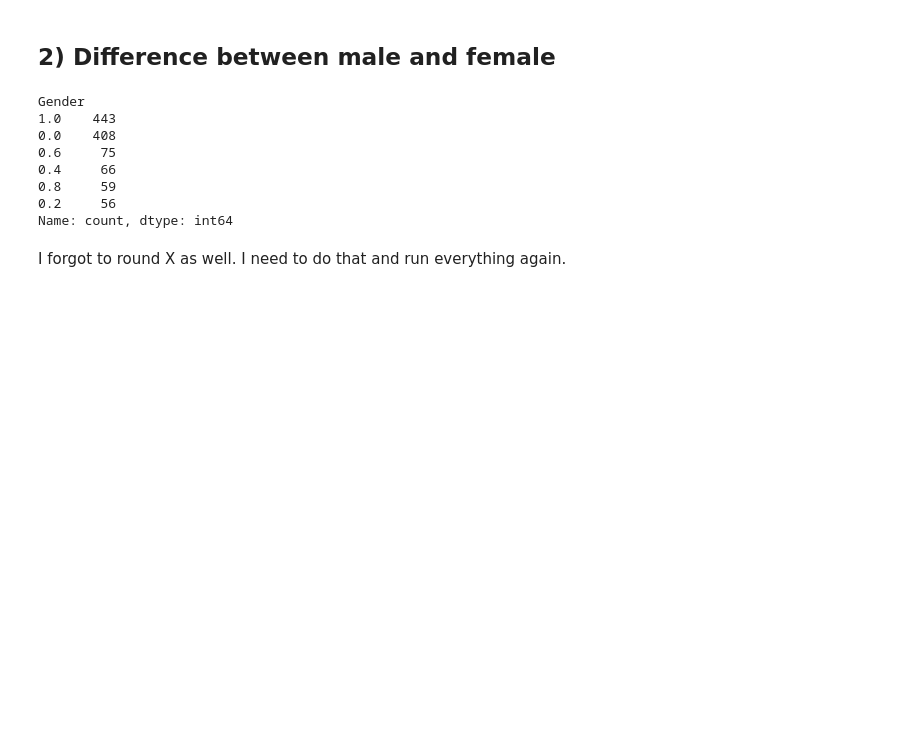
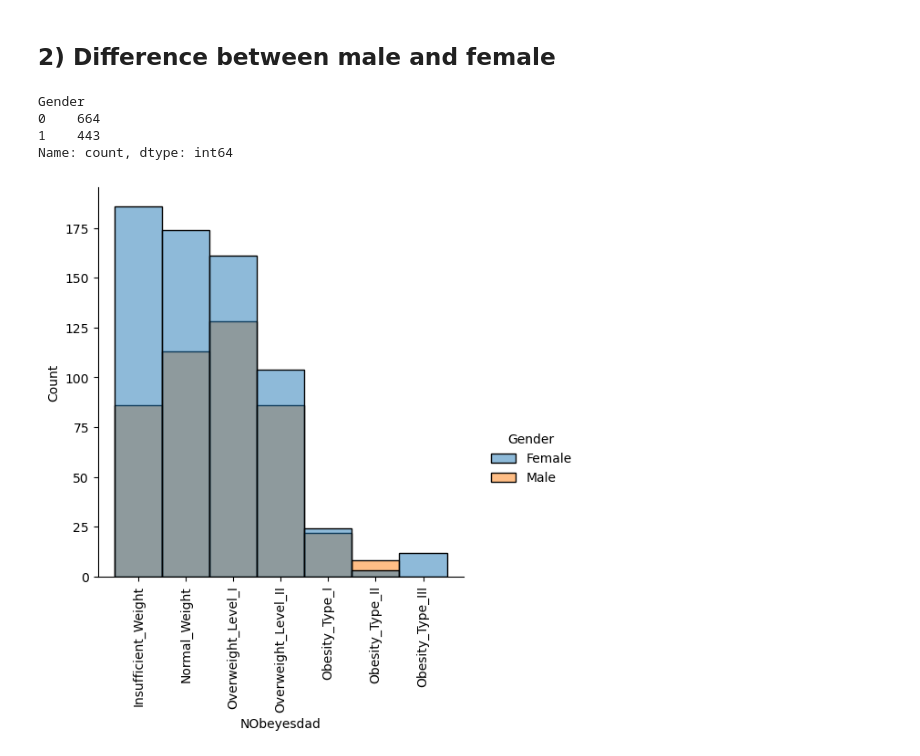
Before and after one commit to flylight-max/Individual_project_obesity, a Jupyter notebook: Untitled-1.ipynb, the cells around one changed output. Saved outputs shown, nothing was run; the diff lists cells and outputs as text; code cells hidden in the pictures; blank space fills up the shorter version.

Commit message:
Gender

```diff
--- a/Untitled-1.ipynb
+++ b/Untitled-1.ipynb
@@ -415,3 +442,8 @@ X = Data_num_noMiss.copy()
+# %%
+categorical_cols = ["CALC_num","CAEC_num","MTRANS_num","Gender",\
+                    "family_history_with_overweight","FAVC","SMOKE","SCC"]
+for col in categorical_cols:
+    X[col] = X[col].astype("int32")
 # %%
 Data_num_noMiss["MTRANS_num"].value_counts(dropna=False)
 # %% [output]
@@ -591,6 +652,8 @@ Index(['Insufficient_Weight', 'Normal_Weight', 'Overweight_Level_I',
        'Overweight_Level_II', 'Obesity_Type_I', 'Obesity_Type_II',
        'Obesity_Type_III'],
       dtype='object')
+# %%
+new_obesity["NObeyesdad"] = new_obesity["NObeyesdad"].cat.reorder_categories(new_categories=order_classes, ordered=True)
 # %%
 y.shape
 # %% [output]
@@ -690,12 +753,12 @@ interactive(children=(Dropdown(description='weight_class', options=('Insufficien
 X["Gender"].value_counts()
 # %% [output]
 Gender
-1.0    443
-0.0    408
-0.6     75
-0.4     66
-0.8     59
-0.2     56
+0    664
+1    443
 Name: count, dtype: int64
-# %% [markdown]
-I forgot to round X as well. I need to do that and run everything again.
+# %%
+sns.displot(x="NObeyesdad", data=new_obesity, hue="Gender")
+plt.xticks(rotation=90)
+plt.show()
+# %% [output]
+[figure, added]
```
Also changed, not shown: parts of 9 cells of this notebook.
